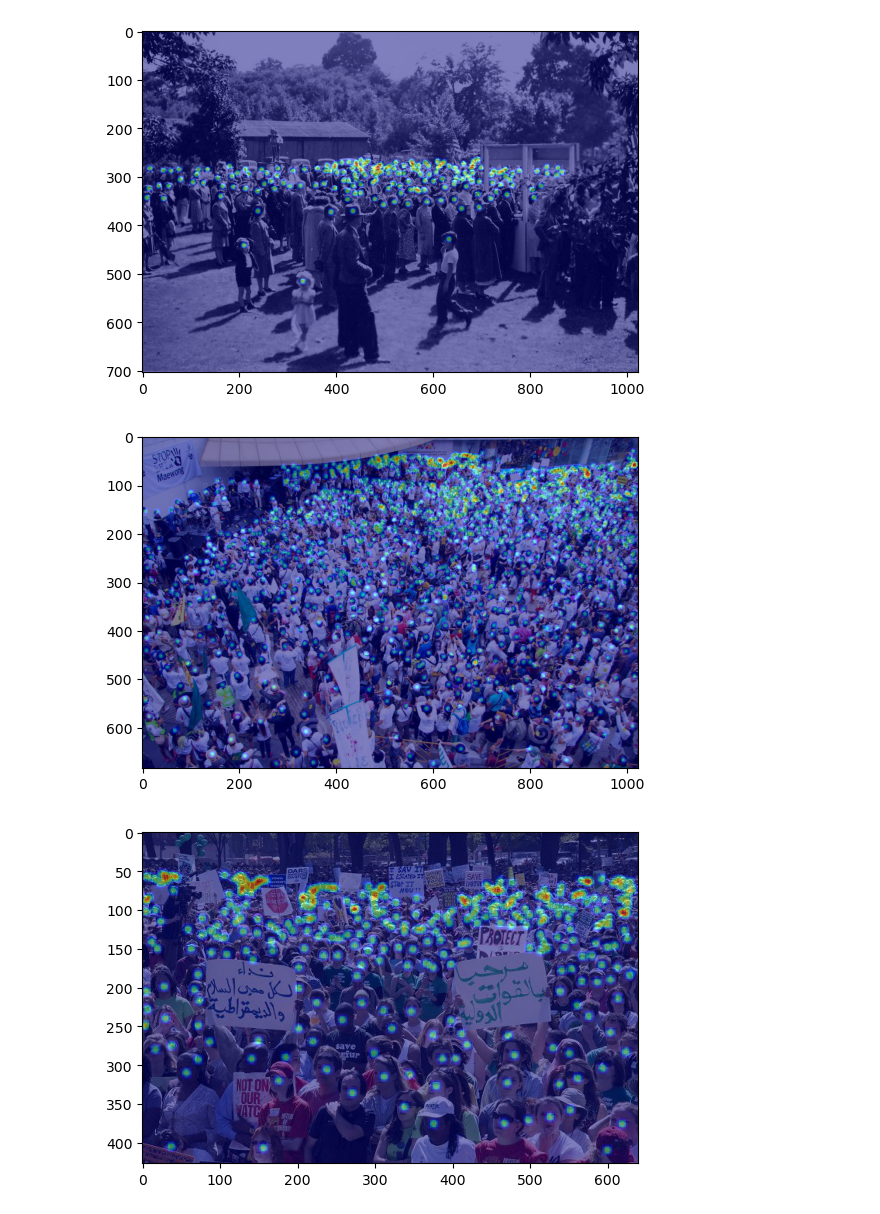
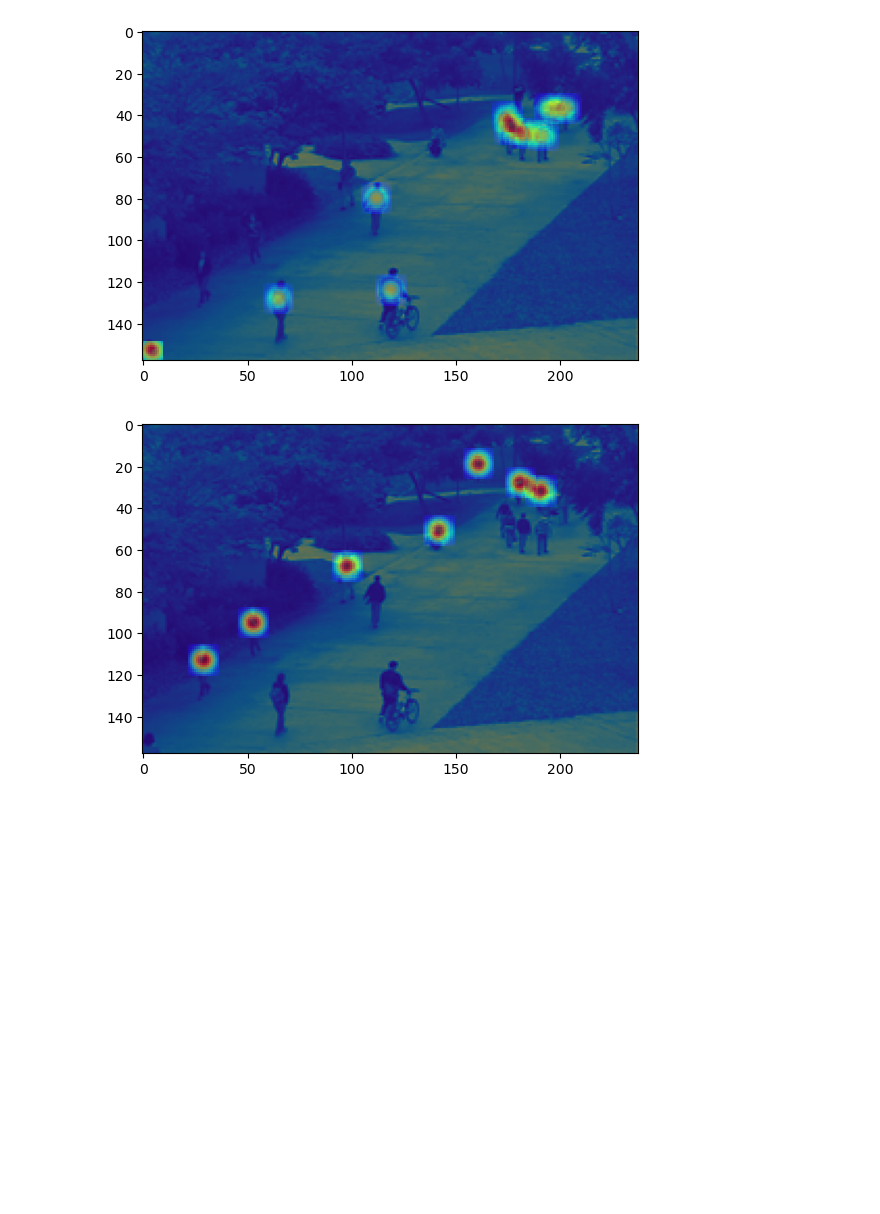
Before and after one commit to uwm-cs766-24spring-team/Fine-Grained-Counting, a Jupyter notebook: data_preparation/show_density_map.ipynb, the cells around one changed output. Drawn from its saved outputs; the diff is of its cells as text; code cells hidden in the pictures; blank space fills up the shorter version.

Commit message:
feat: show density maps

```diff
--- a/data_preparation/show_density_map.ipynb
+++ b/data_preparation/show_density_map.ipynb
@@ -1,21 +1,29 @@
 # %%
 import numpy as np
 from matplotlib import pyplot as plt
 from PIL import Image
 
-for i in range(1, 10):
-    dmap = np.loadtxt(
-        f"../data/original/shanghaitech/part_A_final/test_data/ground_truth_csv/IMG_{i}.csv",
+path_prefx = '../../../dataset/Fine-Grained-Counting-Dataset/Towards_vs_Away/'
+
+for i in range(1, 2):
+    dmap_away = np.loadtxt(
+        f"{path_prefx}density_maps/away/vidf1_33_000_f00{i}.csv",
+        delimiter=",",
+    )
+    dmap_towards = np.loadtxt(
+        f"{path_prefx}density_maps/towards/vidf1_33_000_f00{i}.csv",
         delimiter=",",
     )
     original = Image.open(
-        f"../data/original/shanghaitech/part_A_final/test_data/images/IMG_{i}.jpg"
+        f"{path_prefx}images/vidf1_33_000_f00{i}.png"
     )
 
     plt.imshow(original)
-    plt.imshow(dmap, cmap="jet", interpolation="nearest", alpha=0.5)
+    plt.imshow(dmap_away, cmap="jet", interpolation="nearest", alpha=0.5)
     plt.show()
+    plt.imshow(original)
+    plt.imshow(dmap_towards, cmap="jet", interpolation="nearest", alpha=0.5)
+    plt.show()
 # %% [output]
-[figure, old version]
+[figure, new version]
-[figure, old version]
+[figure, new version]
-[figure, removed]
```
Also changed, not shown: parts of 1 cell of this notebook.
